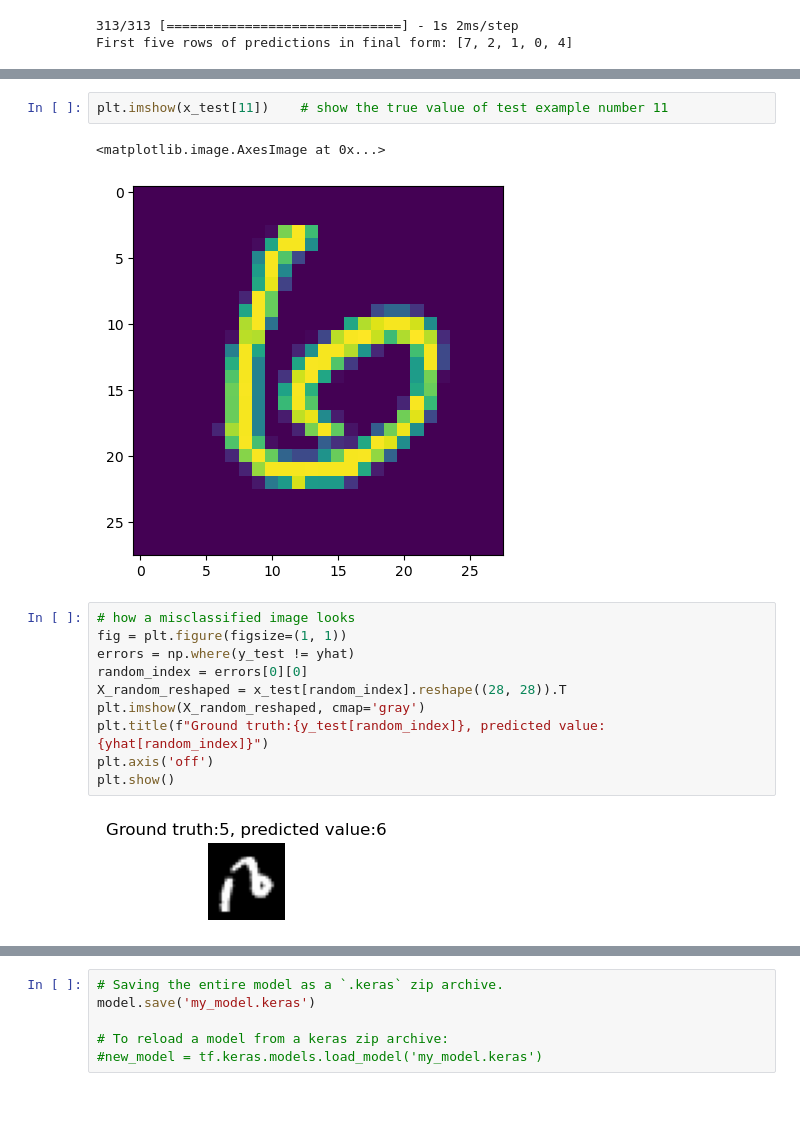
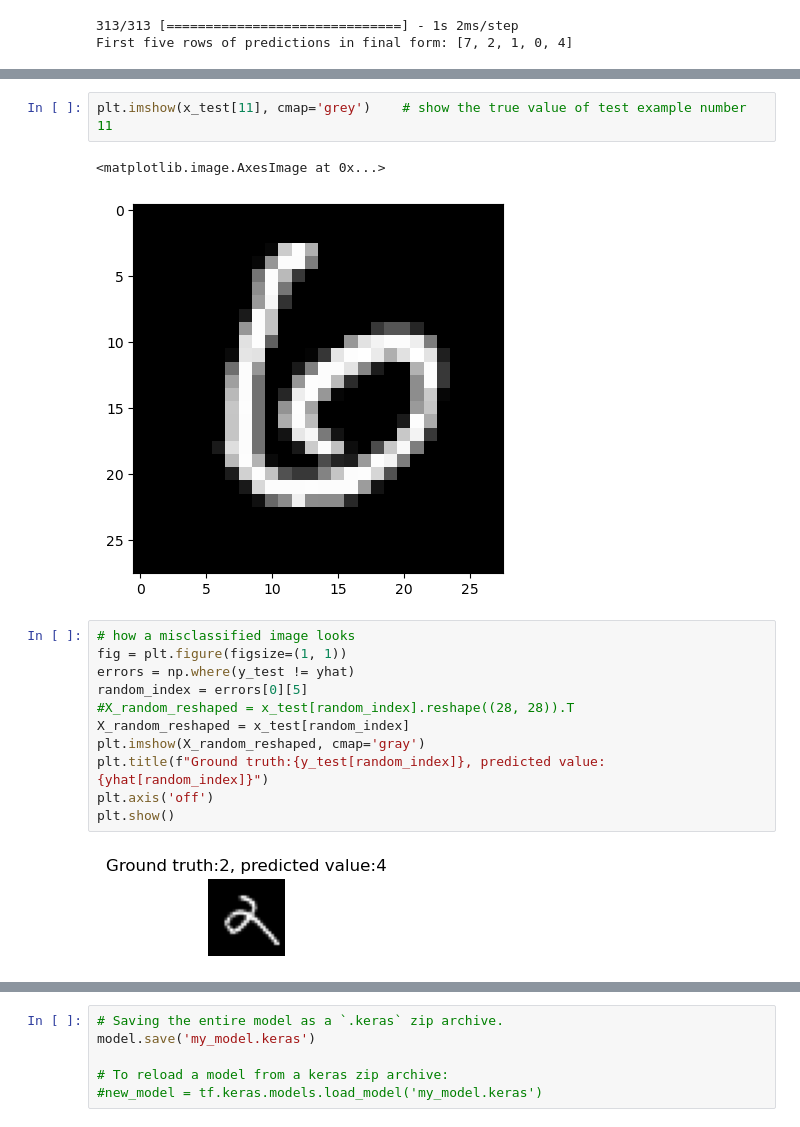
Before and after one commit to Daniel-Naumoski/Handwritten_digit_recognition_TF, a Jupyter notebook: digit_recognition_neural_network.ipynb, the cells around one changed output, grey strips where cells are left out. Saved outputs shown, nothing was run; the diff lists cells and outputs as text.

```diff
--- a/digit_recognition_neural_network.ipynb
+++ b/digit_recognition_neural_network.ipynb
@@ -300,20 +306,21 @@ array([6], dtype=int64)
 # %%
-plt.imshow(x_test[11])    # show the true value of test example number 11
+plt.imshow(x_test[11], cmap='grey')    # show the true value of test example number 11
 # %% [output]
 <matplotlib.image.AxesImage at 0x...>
-[figure, old version]
+[figure, new version]
 # %%
 # how a misclassified image looks
 fig = plt.figure(figsize=(1, 1))
 errors = np.where(y_test != yhat)
-random_index = errors[0][0]
-X_random_reshaped = x_test[random_index].reshape((28, 28)).T
+random_index = errors[0][5]
+#X_random_reshaped = x_test[random_index].reshape((28, 28)).T
+X_random_reshaped = x_test[random_index]
 plt.imshow(X_random_reshaped, cmap='gray')
 plt.title(f"Ground truth:{y_test[random_index]}, predicted value:{yhat[random_index]}")
 plt.axis('off')
 plt.show()
 # %% [output]
-[figure, old version]
+[figure, new version]
 # %%
 from sklearn.metrics import confusion_matrix
 cm = confusion_matrix(y_test, yhat)
```
Also changed, not shown: parts of 12 cells of this notebook, 1 other file.
